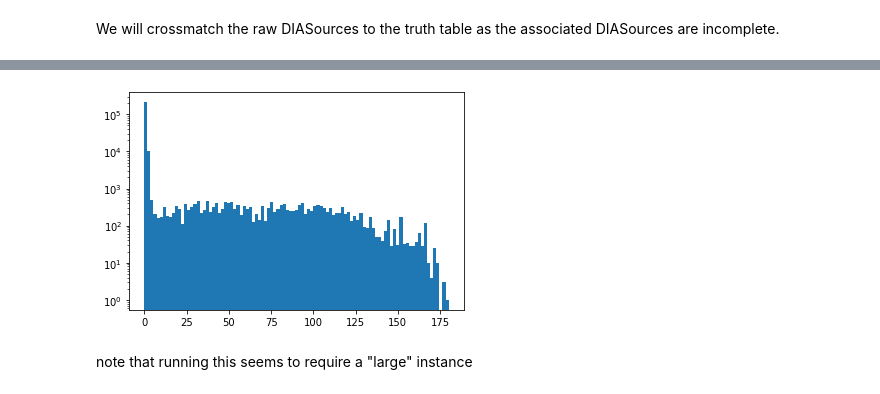
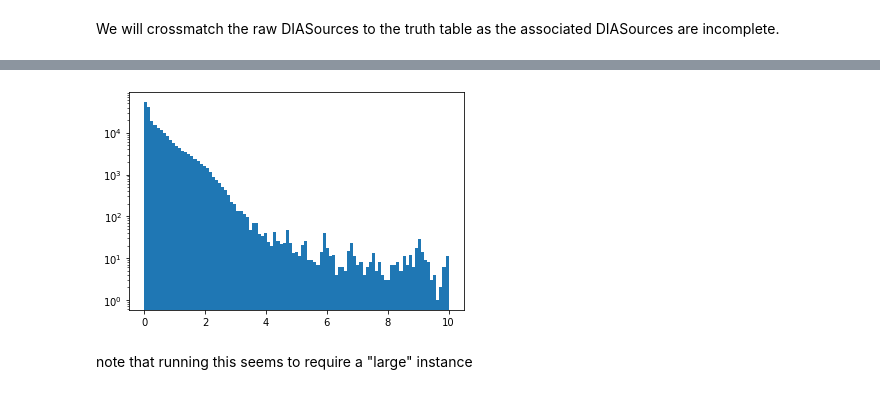
Before and after one commit to lsst-dm/ap_pipe-notebooks, a Jupyter notebook: notebooks/PREOPS-559_DC2_DIASource_Match.ipynb, the cells around one changed output, grey strips where cells are left out. Cells and saved outputs as stored; diff of their text form; code cells hidden in the pictures.

```diff
--- a/notebooks/PREOPS-559_DC2_DIASource_Match.ipynb
+++ b/notebooks/PREOPS-559_DC2_DIASource_Match.ipynb
@@ -335,9 +360,7 @@ Similar to the associated DIASources, these are highly incomplete.
 ### Perform crossmatch
 # %% [markdown]
 We will crossmatch the raw DIASources to the truth table as the associated DIASources are incomplete.
+# %%
+MATCH_RADIUS_ARCSEC = 1.0
 # %%
 idx, d2d, d3d = diaSourcesc.match_to_catalog_sky(truthsc)
-# %%
-# get back into pandas.  Let's include all the matches, for ease, and then subset to the ones that matched later
-df['truth_xmatch_dist_arcsec'] = d2d.to_value(u.arcsecond)
-df['truth_xmatch_idx'] = truth.iloc[idx].index
@@ -344,8 +386,15 @@ df['truth_xmatch_idx'] = truth.iloc[idx].index
+# %%
+# get back into pandas.
+df['truth_xmatch_dist_arcsec'] = d2d.to_value(u.arcsecond)
+# Let's include all the matches, for reference
+df['truth_xmatch_id_all'] = pd.Series(truth.iloc[idx]['id'].values, index=df.index)
+# now make a column that only has the matches with radius.
+df.loc[df['truth_xmatch_dist_arcsec'] <= MATCH_RADIUS_ARCSEC, 'truth_xmatch_id'] = df.loc[df['truth_xmatch_dist_arcsec'] <= MATCH_RADIUS_ARCSEC, 'truth_xmatch_id_all']
 # %%
-_ = plt.hist(df['truth_xmatch_dist_arcsec'],bins=np.linspace(0,180,100))
+_ = plt.hist(df['truth_xmatch_dist_arcsec'],bins=np.linspace(0,10,100))
 plt.gca().set_yscale('log')
 # %% [output]
-[figure, old version]
+[figure, new version]
 # %% [markdown]
 note that running this seems to require a "large" instance
 # %%
```
Also changed, not shown: parts of 38 cells of this notebook.
